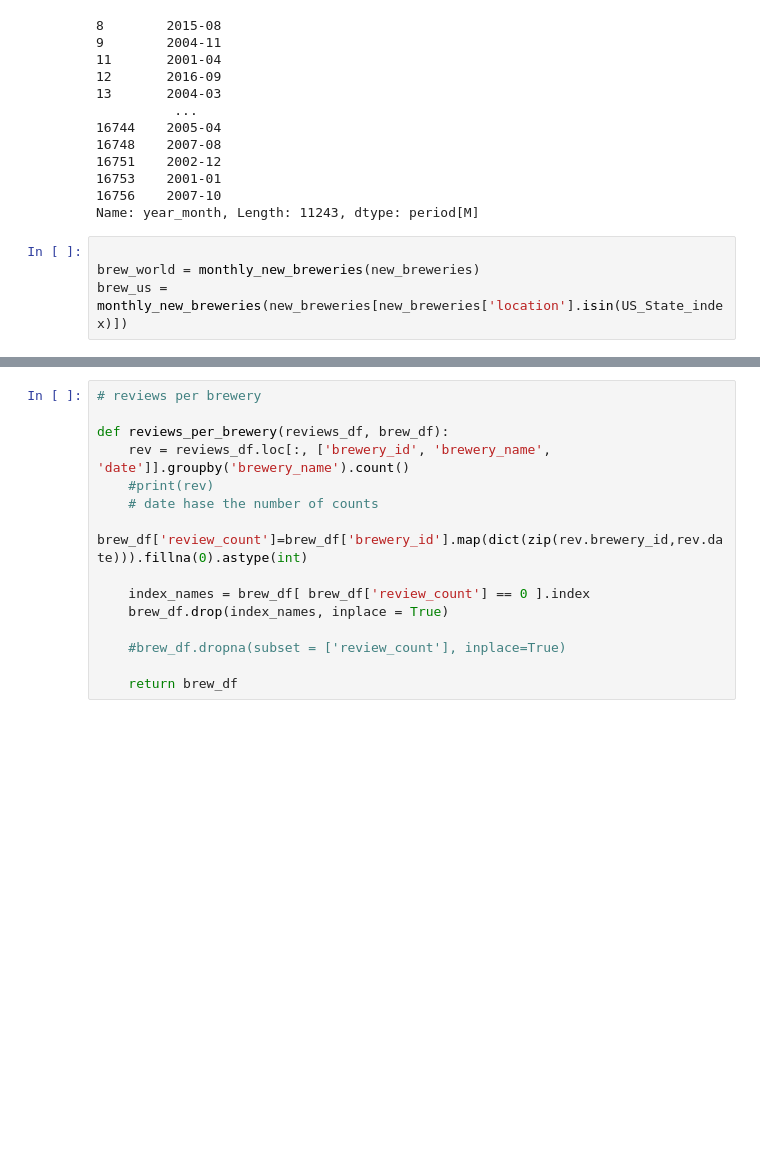
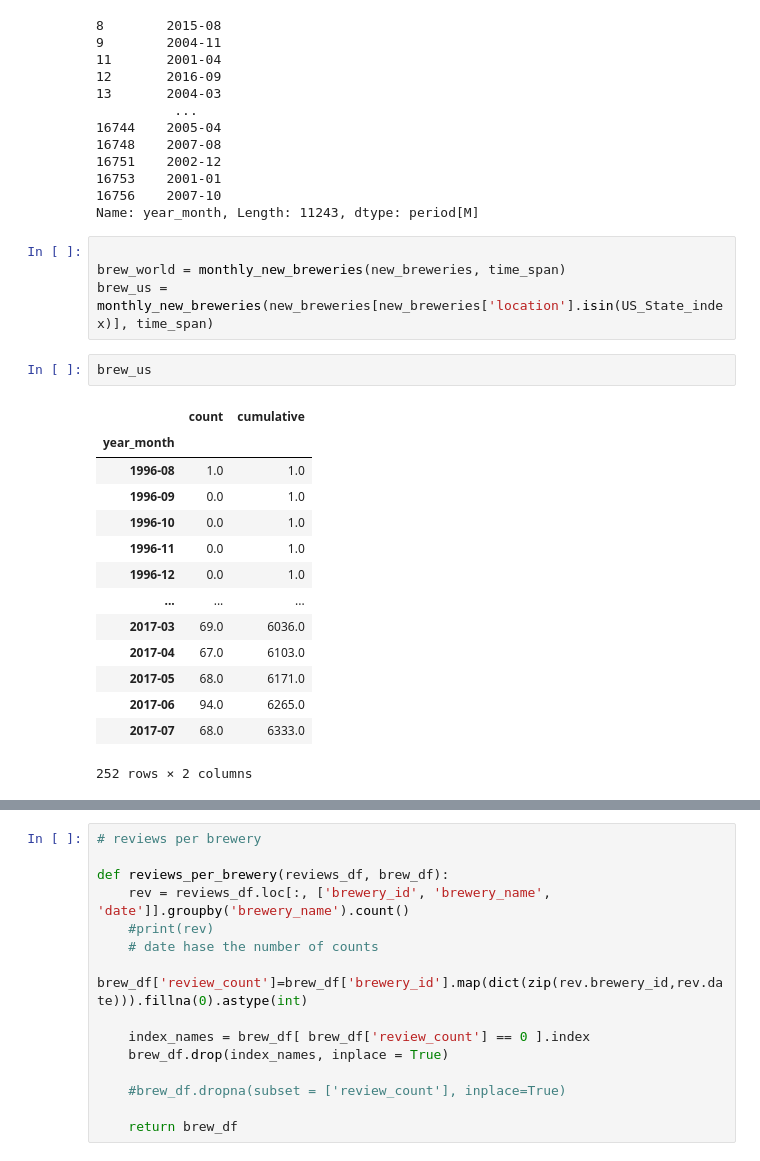
Before and after one commit to epfl-ada/ada-2024-project-fandemondada, a Jupyter notebook: breweries.ipynb, the cells around one changed output, grey strips where cells are left out. Saved outputs shown, nothing was run; the diff lists cells and outputs as text; blank space fills up the shorter version.

```diff
--- a/breweries.ipynb
+++ b/breweries.ipynb
@@ -119,8 +139,25 @@ new_breweries.year_month
 Name: year_month, Length: 11243, dtype: period[M]
 # %%
 
-brew_world = monthly_new_breweries(new_breweries)
-brew_us = monthly_new_breweries(new_breweries[new_breweries['location'].isin(US_State_index)])
+brew_world = monthly_new_breweries(new_breweries, time_span)
+brew_us = monthly_new_breweries(new_breweries[new_breweries['location'].isin(US_State_index)], time_span)
+# %%
+brew_us
+# %% [output]
+|  | count | cumulative |
+| year_month |  |  |
+| 1996-08 | 1.0 | 1.0 |
+| 1996-09 | 0.0 | 1.0 |
+| 1996-10 | 0.0 | 1.0 |
+| 1996-11 | 0.0 | 1.0 |
+| 1996-12 | 0.0 | 1.0 |
+| ... | ... | ... |
+| 2017-03 | 69.0 | 6036.0 |
+| 2017-04 | 67.0 | 6103.0 |
+| 2017-05 | 68.0 | 6171.0 |
+| 2017-06 | 94.0 | 6265.0 |
+| 2017-07 | 68.0 | 6333.0 |
+252 rows × 2 columns
 # %%
 brew_world
 # %% [output]
```
Also changed, not shown: parts of 9 cells of this notebook.
